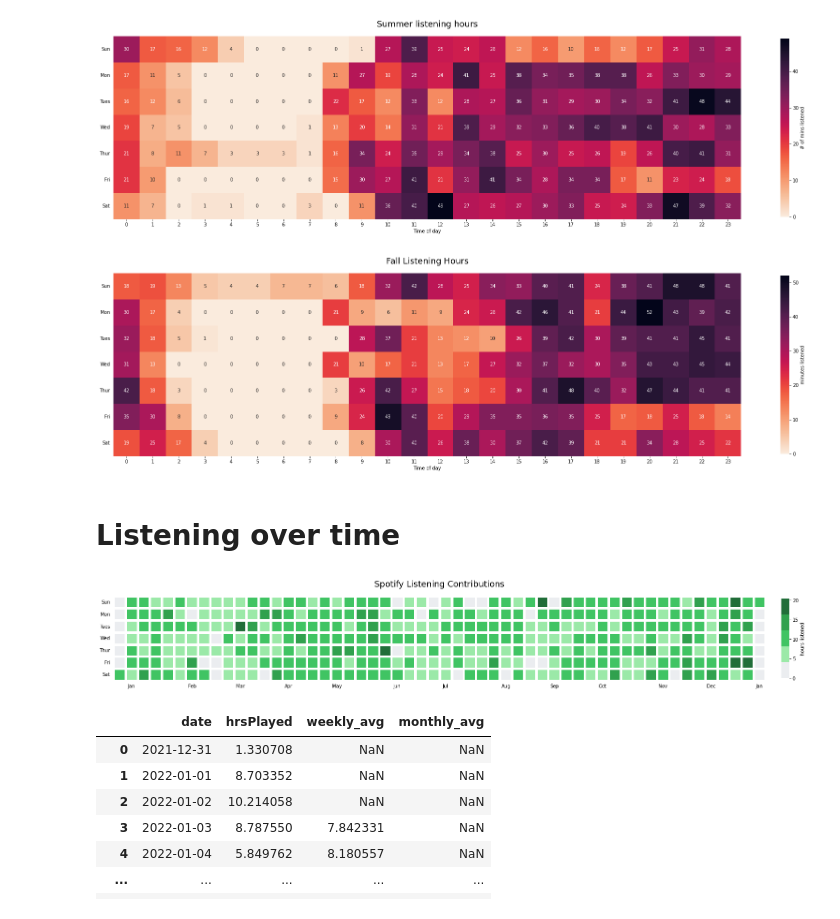
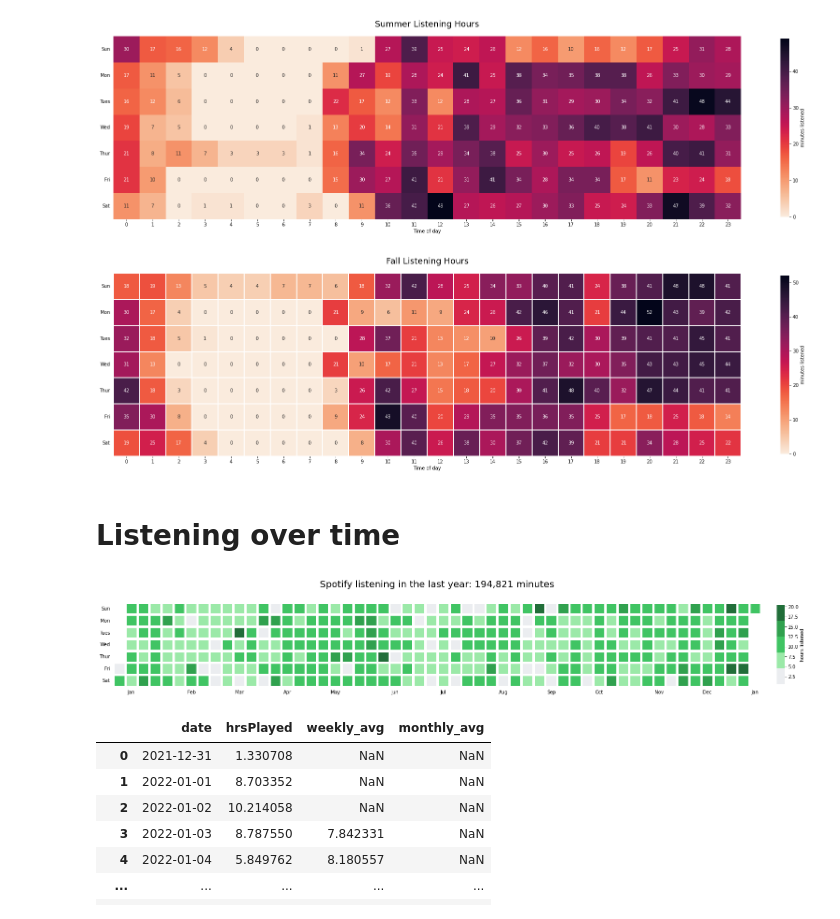
Before and after one commit to jonathanyin12/spotify-analysis, a Jupyter notebook: 2022_listening_history.ipynb, the cells around one changed output. Drawn from its saved outputs; the diff is of its cells as text; code cells hidden in the pictures.

Commit message:
clean up plot formatting

```diff
--- a/2022_listening_history.ipynb
+++ b/2022_listening_history.ipynb
@@ -135,7 +138,7 @@ listening_times = listening_times.unstack(fill_value=0)
 plt.figure(figsize=(30,20))
 plt.title('Fall Listening Hours', fontsize=18, pad=20)
 
-ax= sns.heatmap(listening_times, annot=True, square = True, yticklabels=['Sun', 'Mon', 'Tues', 'Wed', 'Thur', 'Fri', 'Sat'],cmap="rocket_r", cbar_kws={"shrink": .35, 'label': 'minutes listened'})
+ax= sns.heatmap(listening_times, annot=True, square = True,linewidths=2, yticklabels=['Sun', 'Mon', 'Tues', 'Wed', 'Thur', 'Fri', 'Sat'],cmap="rocket_r", cbar_kws={"shrink": .35, 'label': 'minutes listened'})
 plt.ylabel('')
 plt.xlabel('Time of day')
 plt.yticks(rotation = 0)
@@ -143,37 +146,38 @@ plt.xticks(rotation = 0)
 plt.tick_params(left= False, bottom = True)
 plt.show()
 # %% [output]
-[figure, old version]
+[figure, new version]
 # %% [markdown]
 # **Listening over time**
 # %%
 listening_over_year = history.groupby(['dayofweek', 'week'])['hrsPlayed'].sum()
-listening_over_year = listening_over_year.unstack(fill_value=0)
+listening_over_year = listening_over_year.unstack()
 
 pal = ['#ebedf0','#9be9a8', '#40c463','#30a14e','#216e39']
 plt.figure(figsize=(30,20))
-plt.title('Spotify Listening Contributions', fontsize=18, pad=20)
+# plt.title(f"Spotify listening in the last year: {round(history['minsPlayed'].sum()):,} minutes total", fontsize=18, pad=20)
+plt.title(f"Spotify listening in the last year: {round(history['minsPlayed'].sum()):,} minutes", fontsize=20, y=1.15)
 
 ax= sns.heatmap(listening_over_year, annot=False, square = True, linewidths=5, cmap=pal, yticklabels=['Sun', 'Mon', 'Tues', 'Wed', 'Thur', 'Fri', 'Sat', ], cbar_kws={"shrink": .155, 'label': 'hours listened', 'pad':0.02, 'aspect': 10})
 plt.ylabel('')
 plt.xlabel('')
 
 plt.yticks(rotation = 0)
 plt.xticks(rotation = 0)
 
 def first_week(x):
     dt = pd.to_datetime(x)
     if dt.weekday() - dt.day >=-1:
         return dt.strftime("%b")
     return ''
 
 labels = [first_week(x.get_text()) for x in ax.get_xticklabels()]
 ax.set_xticklabels(labels)
 plt.tick_params(left= False, bottom = False)
-
+ax.get_figure().savefig('listening_heatmap.png', dpi=300, facecolor='white', transparent=False, pad_inches=0.75, bbox_inches='tight')
 plt.show()
 # %% [output]
-[figure, old version]
+[figure, new version]
 # %%
 listening_over_time = history.groupby(['date'], as_index=False)['hrsPlayed'].agg(sum)
 # listening_over_time['weekly_avg'] = listening_over_time['hrsPlayed'].rolling(7, center=True).mean()
```
Also changed, not shown: parts of 1 cell of this notebook.
